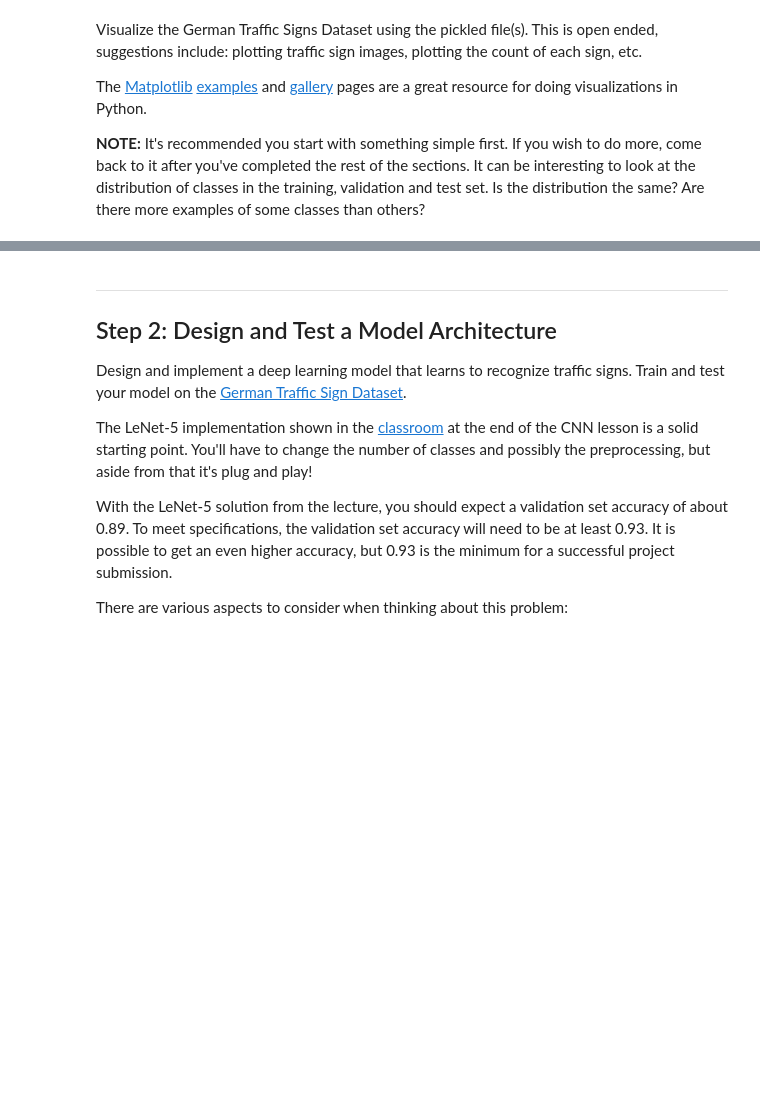
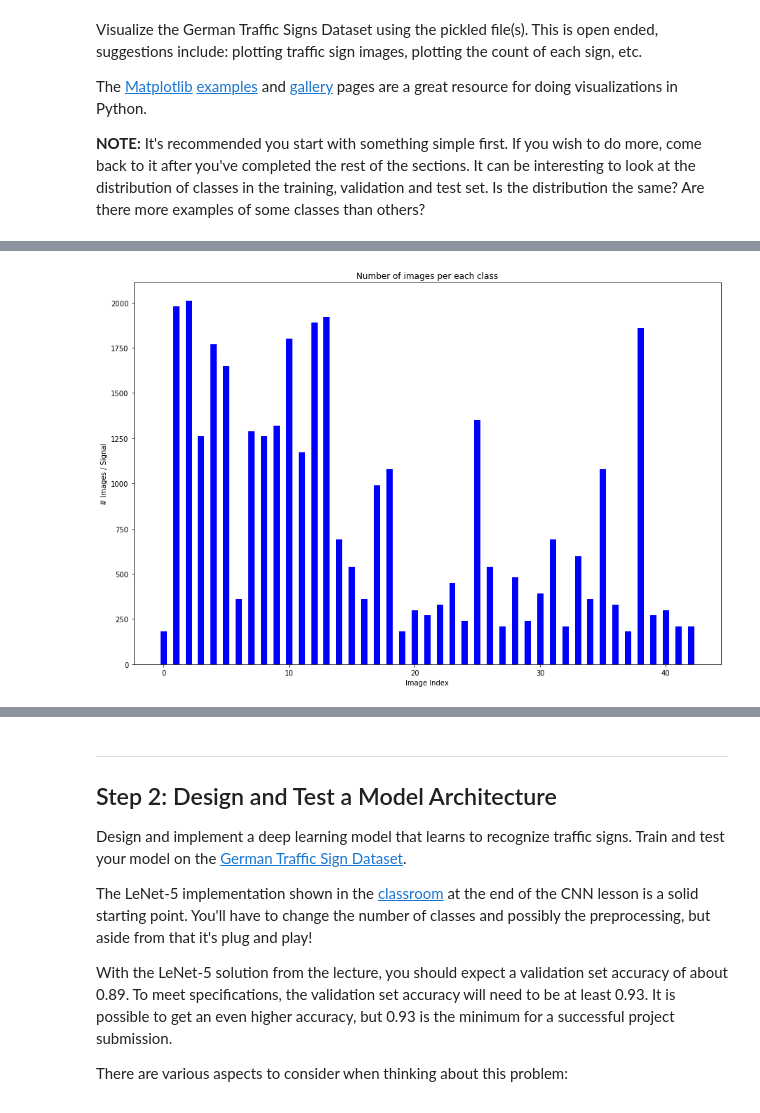
Before and after one commit to cralonsov/CarND-Traffic-Sign-Classifier-Project, a Jupyter notebook: Traffic_Sign_Classifier.ipynb, the cells around one changed output, grey strips where cells are left out. Drawn from its saved outputs; the diff is of its cells as text; code cells hidden in the pictures; blank space fills up the shorter version.

```diff
--- a/Traffic_Sign_Classifier.ipynb
+++ b/Traffic_Sign_Classifier.ipynb
@@ -102,0 +124,17 @@ import matplotlib.pyplot as plt
+# %%
+count = pd.value_counts(y_train).sort_index()
+
+ind = np.arange(n_classes)  # the x locations for the groups
+width = 0.5       # the width of the bars
+
+fig, ax = plt.subplots(figsize=(15, 10))
+rects1 = ax.bar(ind, count, width, color='b')
+
+ax.set_xlabel('Image Index')
+ax.set_ylabel('# Images / Signal')
+ax.set_title('Number of images per each class')
+
+
+plt.show()
+# %% [output]
+[figure, added]
```
Also changed, not shown: parts of 6 cells of this notebook, 5 other files.
